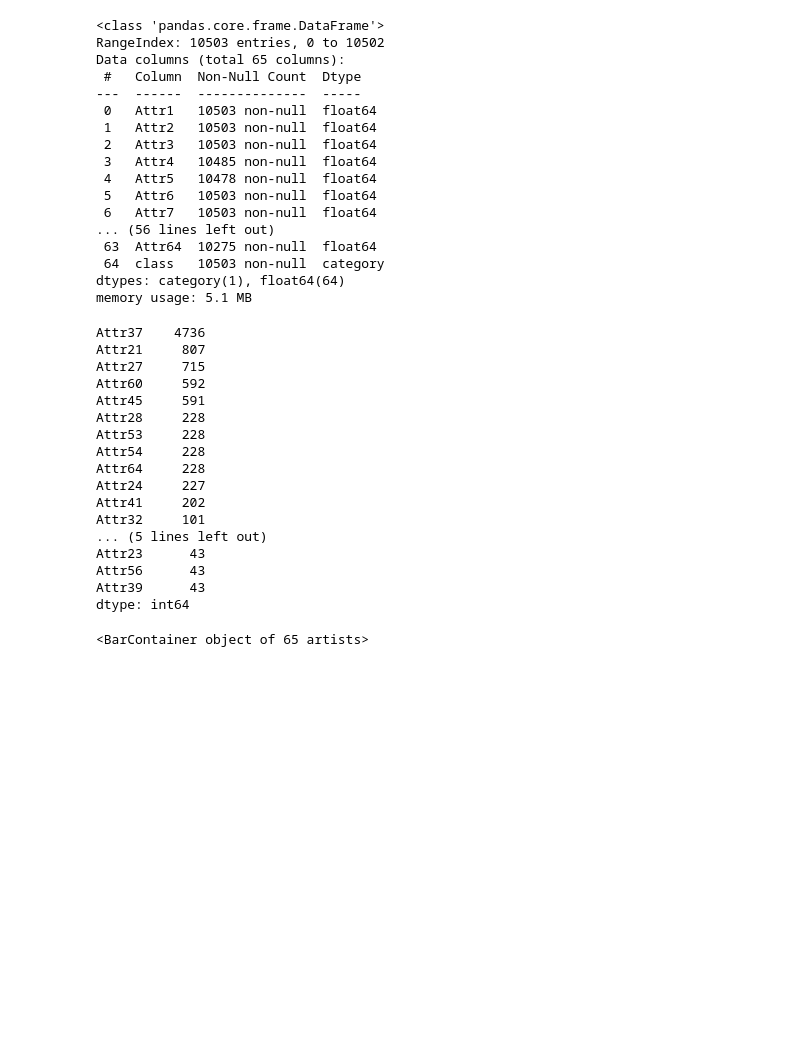
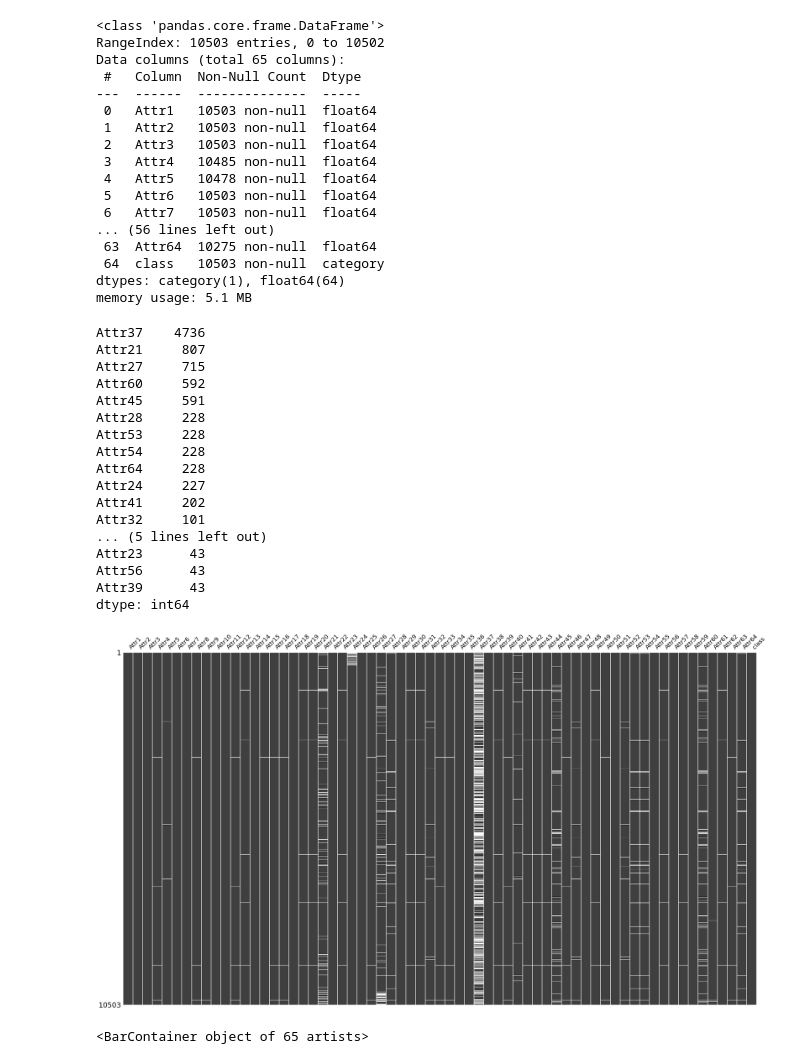
Before and after one commit to swapnalisonkusale/ML-Project-Group-7, a Jupyter notebook: Bankrupcy_try.ipynb, the cells around one changed output. Cells and saved outputs as stored; diff of their text form; code cells hidden in the pictures; blank space fills up the shorter version.

```diff
--- a/Bankrupcy_try.ipynb
+++ b/Bankrupcy_try.ipynb
@@ -42,27 +44,35 @@ memory usage: 5.1 MB
 # %%
 # Change the class variable from categorical to integer
 d['class']= pd.Categorical(d['class']).codes
+# %%
+def show_Null_plot(dataset):
+    dataset.isnull().any() #check whether it is NULL for each row
+    msno.matrix(dataset, labels = True, sparkline = False, figsize=(35,20), fontsize = 18)
 # %%
+# Using opened-source to show the plot
+show_Null_plot(d)
+
 # Find top 20 columns with most null values
 print(d.isnull().sum().sort_values(ascending=False).head(20))
 # %% [output]
 Attr37    4736
 Attr21     807
 Attr27     715
 Attr60     592
 Attr45     591
 Attr28     228
 Attr53     228
 Attr54     228
 Attr64     228
 Attr24     227
 Attr41     202
 Attr32     101
 ... (5 lines left out)
 Attr23      43
 Attr56      43
 Attr39      43
 dtype: int64
+[figure, added]
 # %%
 #replace the null values with 'nan'
 d = d.replace('', np.nan)
```
Also changed, not shown: parts of 15 cells of this notebook.
